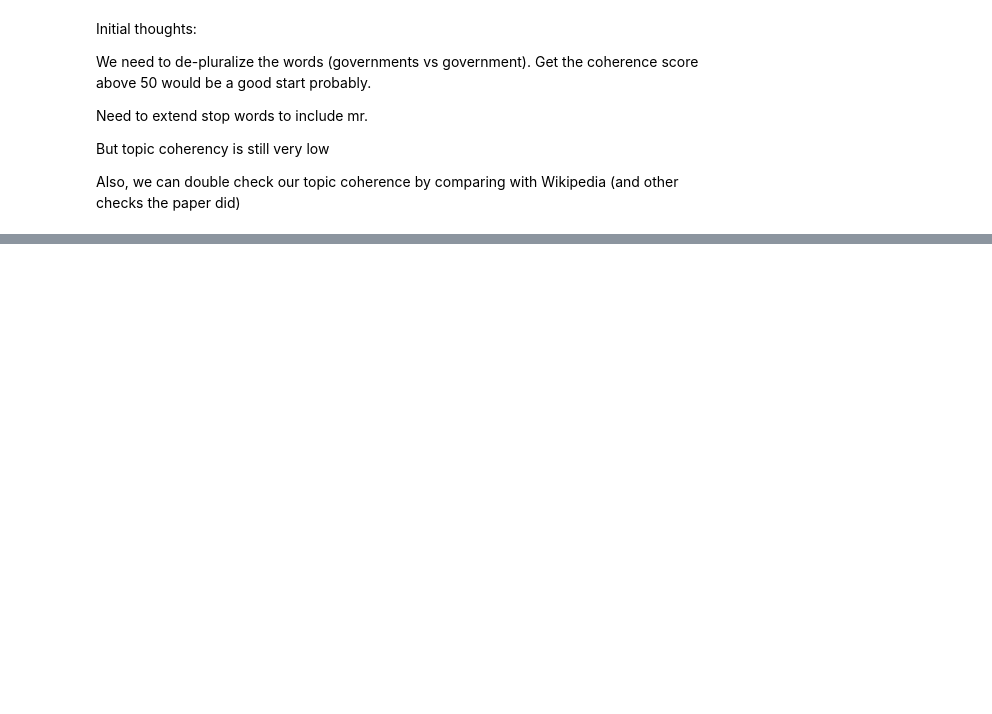
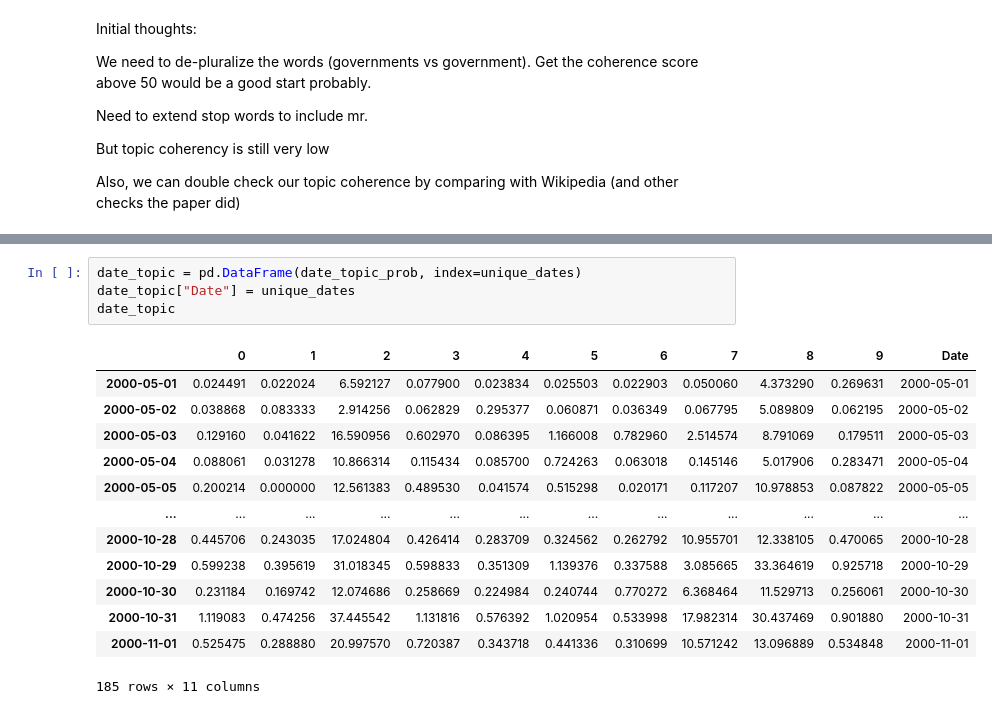
Before and after one commit to Jagaskak/CourseProject, a Jupyter notebook: Untitled.ipynb, the cells around one changed output, grey strips where cells are left out. Cells and saved outputs as stored; diff of their text form; blank space fills up the shorter version.

```diff
--- a/Untitled.ipynb
+++ b/Untitled.ipynb
@@ -203,0 +303,18 @@ display(df)
+# %%
+date_topic = pd.DataFrame(date_topic_prob, index=unique_dates)
+date_topic["Date"] = unique_dates
+date_topic
+# %% [output]
+|  | 0 | 1 | 2 | 3 | 4 | 5 | 6 | 7 | 8 | 9 | Date |
+| 2000-05-01 | 0.024491 | 0.022024 | 6.592127 | 0.077900 | 0.023834 | 0.025503 | 0.022903 | 0.050060 | 4.373290 | 0.269631 | 2000-05-01 |
+| 2000-05-02 | 0.038868 | 0.083333 | 2.914256 | 0.062829 | 0.295377 | 0.060871 | 0.036349 | 0.067795 | 5.089809 | 0.062195 | 2000-05-02 |
+| 2000-05-03 | 0.129160 | 0.041622 | 16.590956 | 0.602970 | 0.086395 | 1.166008 | 0.782960 | 2.514574 | 8.791069 | 0.179511 | 2000-05-03 |
+| 2000-05-04 | 0.088061 | 0.031278 | 10.866314 | 0.115434 | 0.085700 | 0.724263 | 0.063018 | 0.145146 | 5.017906 | 0.283471 | 2000-05-04 |
+| 2000-05-05 | 0.200214 | 0.000000 | 12.561383 | 0.489530 | 0.041574 | 0.515298 | 0.020171 | 0.117207 | 10.978853 | 0.087822 | 2000-05-05 |
+| ... | ... | ... | ... | ... | ... | ... | ... | ... | ... | ... | ... |
+| 2000-10-28 | 0.445706 | 0.243035 | 17.024804 | 0.426414 | 0.283709 | 0.324562 | 0.262792 | 10.955701 | 12.338105 | 0.470065 | 2000-10-28 |
+| 2000-10-29 | 0.599238 | 0.395619 | 31.018345 | 0.598833 | 0.351309 | 1.139376 | 0.337588 | 3.085665 | 33.364619 | 0.925718 | 2000-10-29 |
+| 2000-10-30 | 0.231184 | 0.169742 | 12.074686 | 0.258669 | 0.224984 | 0.240744 | 0.770272 | 6.368464 | 11.529713 | 0.256061 | 2000-10-30 |
+| 2000-10-31 | 1.119083 | 0.474256 | 37.445542 | 1.131816 | 0.576392 | 1.020954 | 0.533998 | 17.982314 | 30.437469 | 0.901880 | 2000-10-31 |
+| 2000-11-01 | 0.525475 | 0.288880 | 20.997570 | 0.720387 | 0.343718 | 0.441336 | 0.310699 | 10.571242 | 13.096889 | 0.534848 | 2000-11-01 |
+185 rows × 11 columns
```
Also changed, not shown: parts of 26 cells of this notebook.
